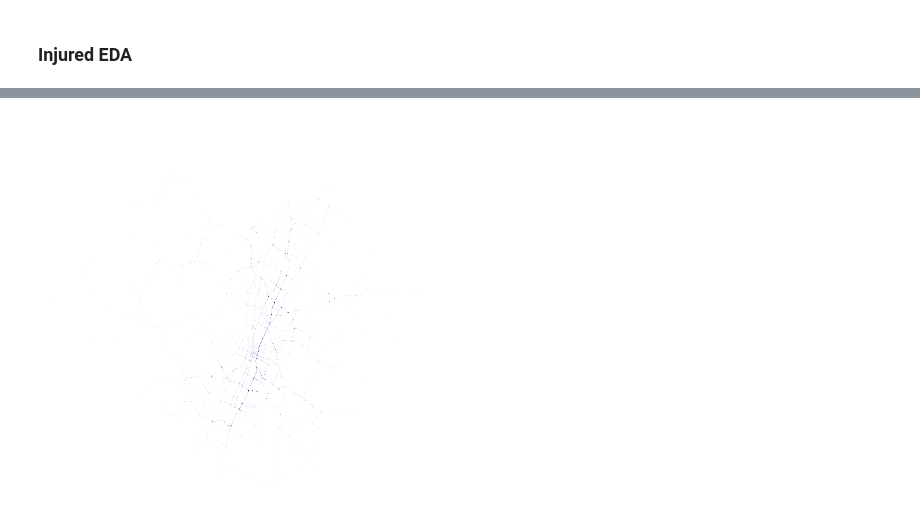
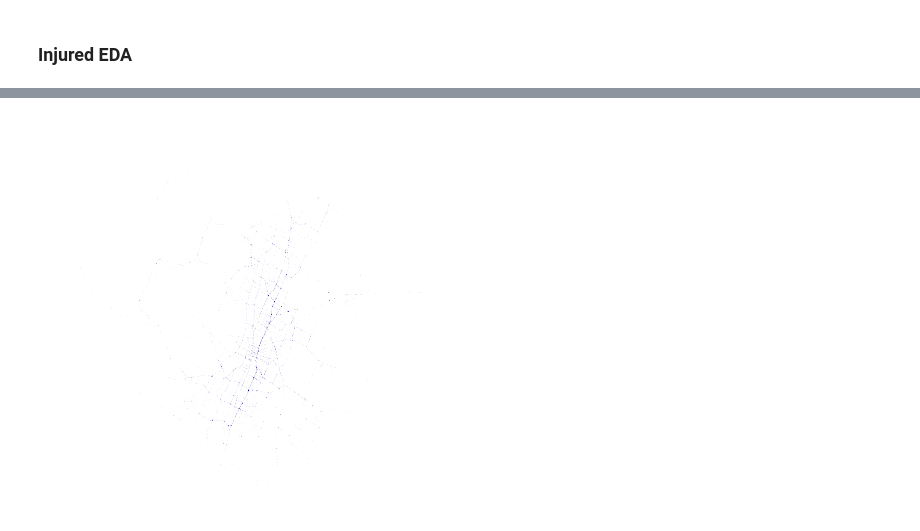
Before and after one commit to mtzaperas/capstone, a Jupyter notebook: Traffic_EDA.ipynb, the cells around one changed output, grey strips where cells are left out. Drawn from its saved outputs; the diff is of its cells as text; code cells hidden in the pictures.

```diff
--- a/Traffic_EDA.ipynb
+++ b/Traffic_EDA.ipynb
@@ -476,3 +474,5 @@ plt.show()
+# %%
+traffic = injured[(injured['Crash_Timestamp'].dt.hour >= 13) & (injured['Crash_Timestamp'].dt.hour <= 19)]
 # %%
 import datashader as ds
 import datashader.transfer_functions as tf
@@ -480,3 +480,9 @@ import pandas as pd
 cvs = ds.Canvas(plot_width=400, plot_height=400)
 agg = cvs.points(injured, 'Longitude', 'Latitude')
 img = tf.shade(agg, cmap=["white", 'darkblue'], how='linear')
+
+cvs1 = ds.Canvas(plot_width=400, plot_height=400)
+agg1 = cvs1.points(traffic, 'Longitude', 'Latitude')
+img1 = tf.shade(agg1, cmap=["white", 'darkblue'], how='linear')
+
+img
@@ -483,4 +491,4 @@ img = tf.shade(agg, cmap=["white", 'darkblue'], how='linear')
-# %%
-img
-# %% [output]
-[figure, removed]
+# %%
+img1
+# %% [output]
+[figure, added]
```
Also changed, not shown: parts of 24 cells of this notebook, 1 other file.
